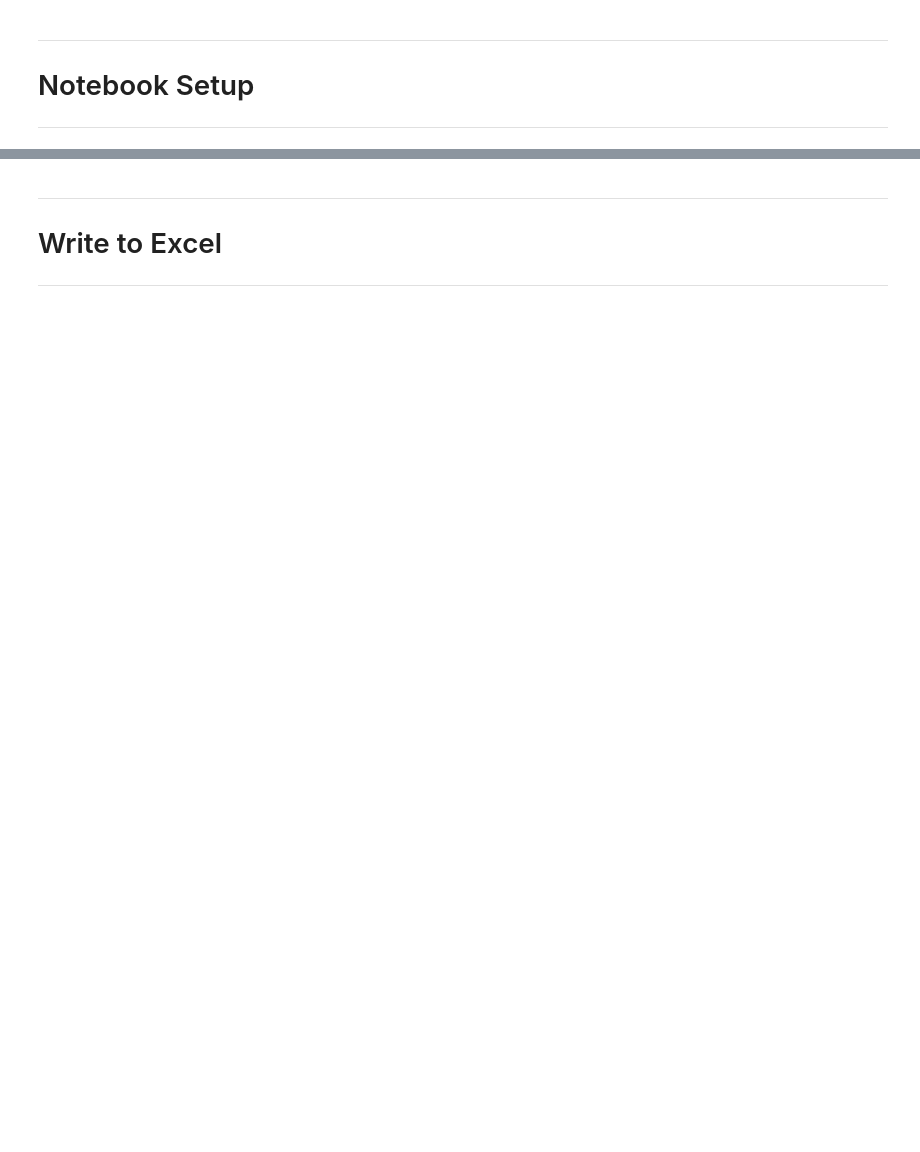
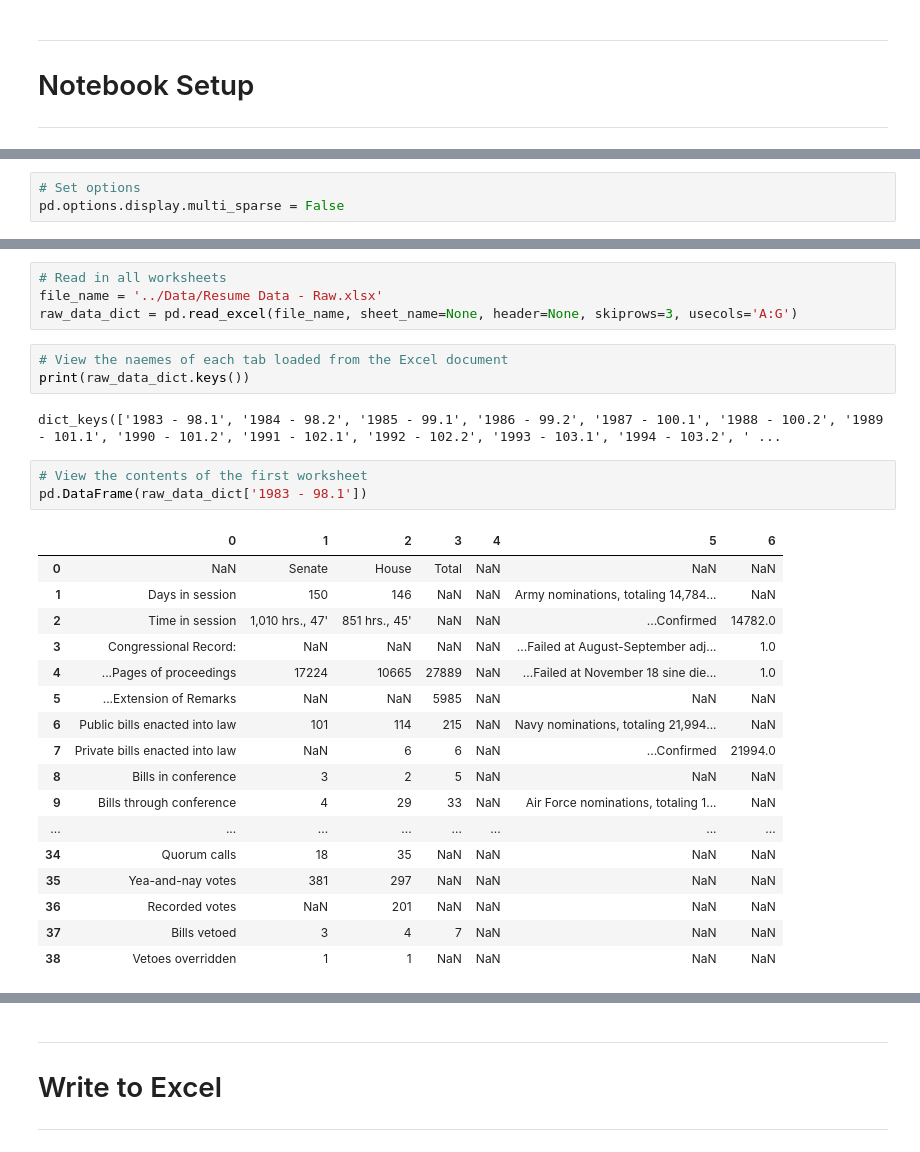
Before and after one commit to tamimcm416/congressional_activity, a Jupyter notebook: notebooks/DataPrep.ipynb, the cells around one changed output, grey strips where cells are left out. Cells and saved outputs as stored; diff of their text form; blank space fills up the shorter version.

```diff
--- a/notebooks/DataPrep.ipynb
+++ b/notebooks/DataPrep.ipynb
@@ -436,0 +25,3 @@ memory usage: 61.0+ KB
+# %%
+# Set options
+pd.options.display.multi_sparse = False
@@ -436,0 +37,30 @@ memory usage: 61.0+ KB
+# %%
+# Read in all worksheets
+file_name = '../Data/Resume Data - Raw.xlsx'
+raw_data_dict = pd.read_excel(file_name, sheet_name=None, header=None, skiprows=3, usecols='A:G')
+# %%
+# View the naemes of each tab loaded from the Excel document
+print(raw_data_dict.keys())
+# %% [output]
+dict_keys(['1983 - 98.1', '1984 - 98.2', '1985 - 99.1', '1986 - 99.2', '1987 - 100.1', '1988 - 100.2', '1989 - 101.1', '1990 - 101.2', '1991 - 102.1', '1992 - 102.2', '1993 - 103.1', '1994 - 103.2', ' ...
+# %%
+# View the contents of the first worksheet
+pd.DataFrame(raw_data_dict['1983 - 98.1'])
+# %% [output]
+|  | 0 | 1 | 2 | 3 | 4 | 5 | 6 |
+| 0 | NaN | Senate | House | Total | NaN | NaN | NaN |
+| 1 | Days in session | 150 | 146 | NaN | NaN | Army nominations, totaling 14,784... | NaN |
+| 2 | Time in session | 1,010 hrs., 47' | 851 hrs., 45' | NaN | NaN | ...Confirmed | 14782.0 |
+| 3 | Congressional Record: | NaN | NaN | NaN | NaN | ...Failed at August-September adj... | 1.0 |
+| 4 | ...Pages of proceedings | 17224 | 10665 | 27889 | NaN | ...Failed at November 18 sine die... | 1.0 |
+| 5 | ...Extension of Remarks | NaN | NaN | 5985 | NaN | NaN | NaN |
+| 6 | Public bills enacted into law | 101 | 114 | 215 | NaN | Navy nominations, totaling 21,994... | NaN |
+| 7 | Private bills enacted into law | NaN | 6 | 6 | NaN | ...Confirmed | 21994.0 |
+| 8 | Bills in conference | 3 | 2 | 5 | NaN | NaN | NaN |
+| 9 | Bills through conference | 4 | 29 | 33 | NaN | Air Force nominations, totaling 1... | NaN |
+| ... | ... | ... | ... | ... | ... | ... | ... |
+| 34 | Quorum calls | 18 | 35 | NaN | NaN | NaN | NaN |
+| 35 | Yea-and-nay votes | 381 | 297 | NaN | NaN | NaN | NaN |
+| 36 | Recorded votes | NaN | 201 | NaN | NaN | NaN | NaN |
+| 37 | Bills vetoed | 3 | 4 | 7 | NaN | NaN | NaN |
+| 38 | Vetoes overridden | 1 | 1 | NaN | NaN | NaN | NaN |
```
Also changed, not shown: parts of 105 cells of this notebook.
